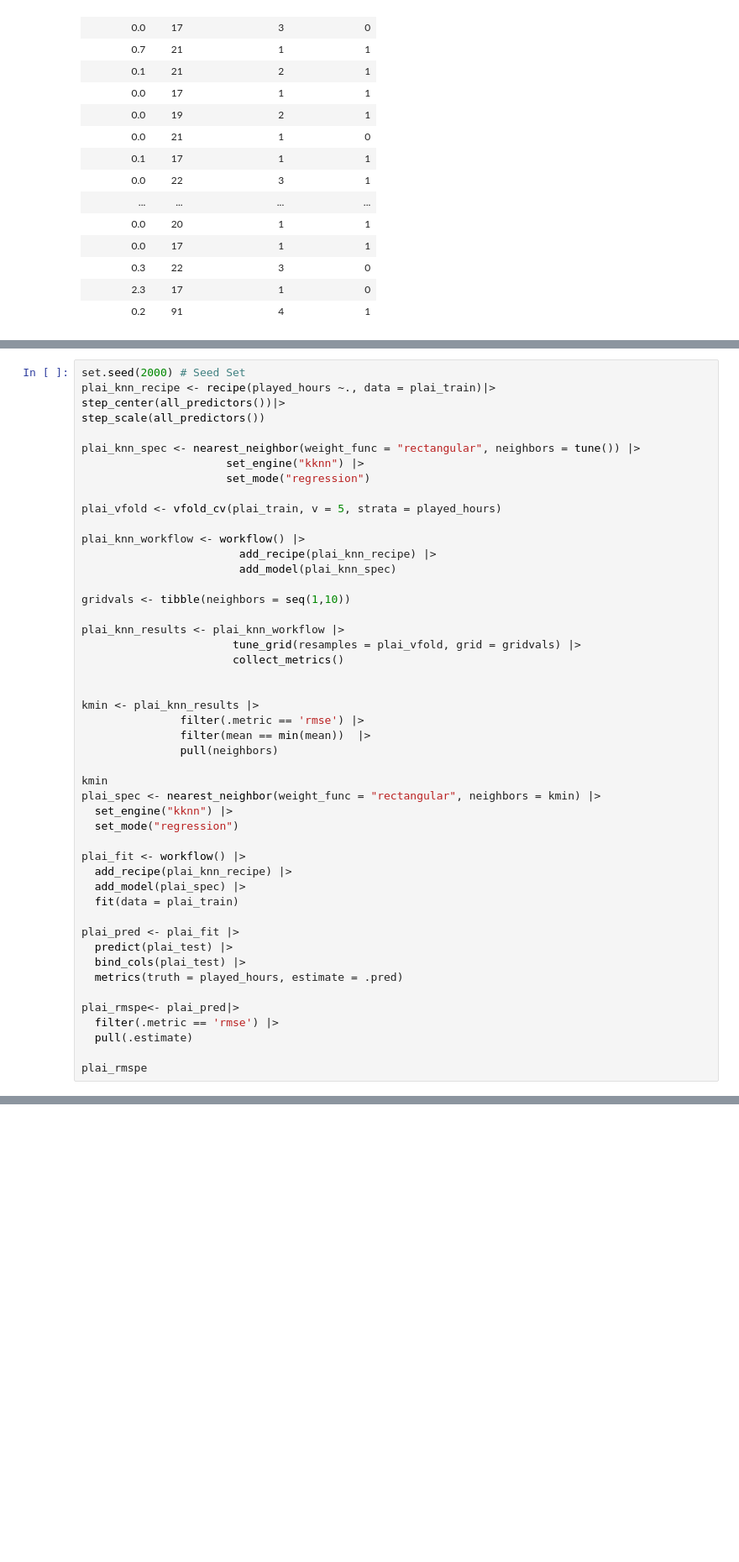
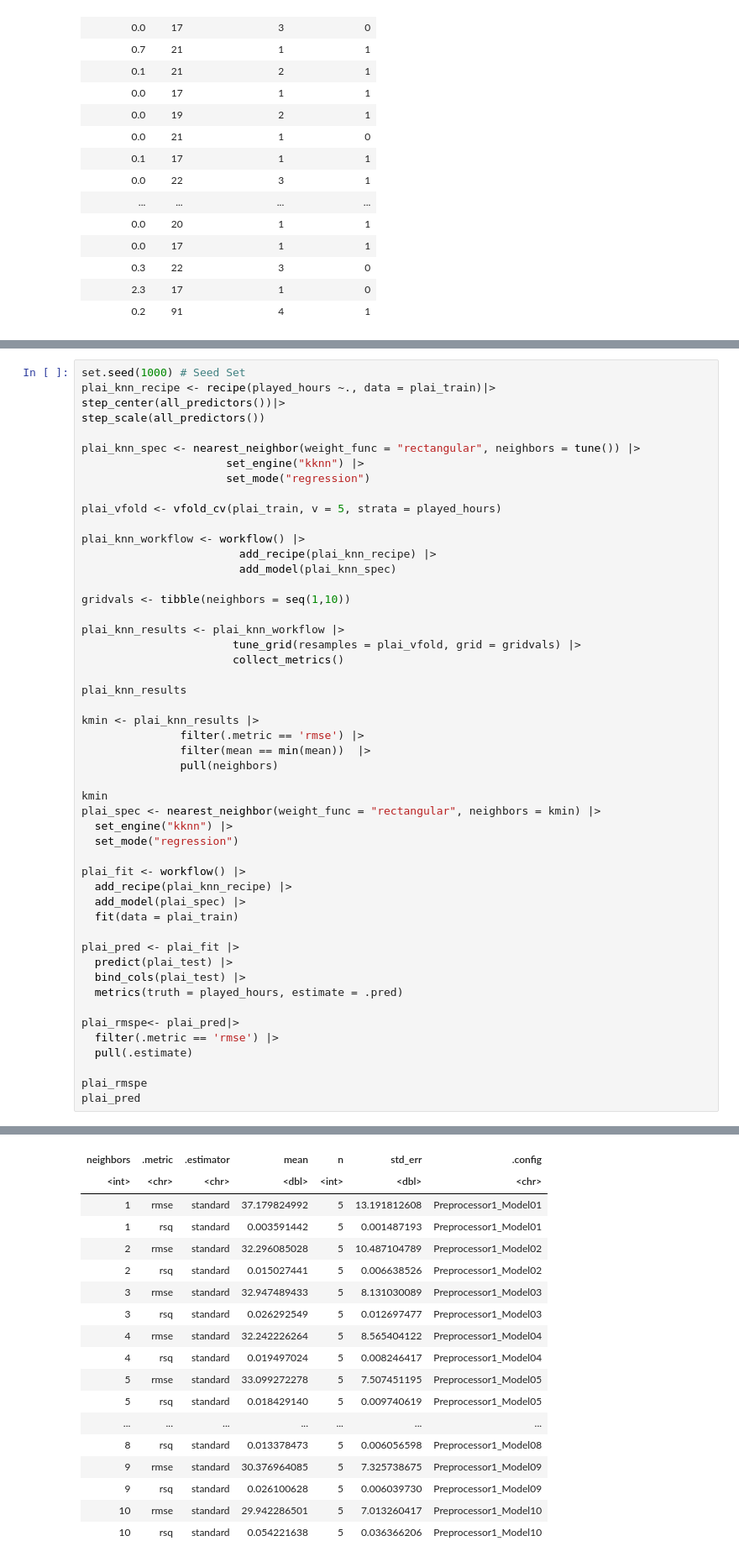
Before and after one commit to EvanSchmit/dsci-100-final-project, a Jupyter notebook: final-project.ipynb, the cells around one changed output, grey strips where cells are left out. Shown at 84% size. Cells and saved outputs as stored; diff of their text form; blank space fills up the shorter version.

```diff
--- a/final-project.ipynb
+++ b/final-project.ipynb
@@ -387,7 +387,7 @@ plai_split <- initial_split(plai_data, prop = 0.75, strata = played_hours)
 plai_train <- training(plai_split, na.rm = TRUE)
 plai_test <- testing(plai_split, na.rm = TRUE)
 # %%
-set.seed(2000) # Seed Set
+set.seed(1000) # Seed Set
 plai_knn_recipe <- recipe(played_hours ~., data = plai_train)|>
 step_center(all_predictors())|>
 step_scale(all_predictors())
@@ -408,6 +408,7 @@ plai_knn_results <- plai_knn_workflow |>
                        tune_grid(resamples = plai_vfold, grid = gridvals) |>
                        collect_metrics()
 
+plai_knn_results
 
 kmin <- plai_knn_results |>
                filter(.metric == 'rmse') |>
@@ -434,4 +435,5 @@ plai_rmspe<- plai_pred|>
   pull(.estimate)
 
 plai_rmspe
+plai_pred
 # %% [output]
@@ -438,0 +441,18 @@ plai_rmspe
+| neighbors | .metric | .estimator | mean | n | std_err | .config |
+| <int> | <chr> | <chr> | <dbl> | <int> | <dbl> | <chr> |
+| 1 | rmse | standard | 37.179824992 | 5 | 13.191812608 | Preprocessor1_Model01 |
+| 1 | rsq | standard | 0.003591442 | 5 | 0.001487193 | Preprocessor1_Model01 |
+| 2 | rmse | standard | 32.296085028 | 5 | 10.487104789 | Preprocessor1_Model02 |
+| 2 | rsq | standard | 0.015027441 | 5 | 0.006638526 | Preprocessor1_Model02 |
+| 3 | rmse | standard | 32.947489433 | 5 | 8.131030089 | Preprocessor1_Model03 |
+| 3 | rsq | standard | 0.026292549 | 5 | 0.012697477 | Preprocessor1_Model03 |
+| 4 | rmse | standard | 32.242226264 | 5 | 8.565404122 | Preprocessor1_Model04 |
+| 4 | rsq | standard | 0.019497024 | 5 | 0.008246417 | Preprocessor1_Model04 |
+| 5 | rmse | standard | 33.099272278 | 5 | 7.507451195 | Preprocessor1_Model05 |
+| 5 | rsq | standard | 0.018429140 | 5 | 0.009740619 | Preprocessor1_Model05 |
+| ... | ... | ... | ... | ... | ... | ... |
+| 8 | rsq | standard | 0.013378473 | 5 | 0.006056598 | Preprocessor1_Model08 |
+| 9 | rmse | standard | 30.376964085 | 5 | 7.325738675 | Preprocessor1_Model09 |
+| 9 | rsq | standard | 0.026100628 | 5 | 0.006039730 | Preprocessor1_Model09 |
+| 10 | rmse | standard | 29.942286501 | 5 | 7.013260417 | Preprocessor1_Model10 |
+| 10 | rsq | standard | 0.054221638 | 5 | 0.036366206 | Preprocessor1_Model10 |
```
Also changed, not shown: parts of 3 cells of this notebook.
